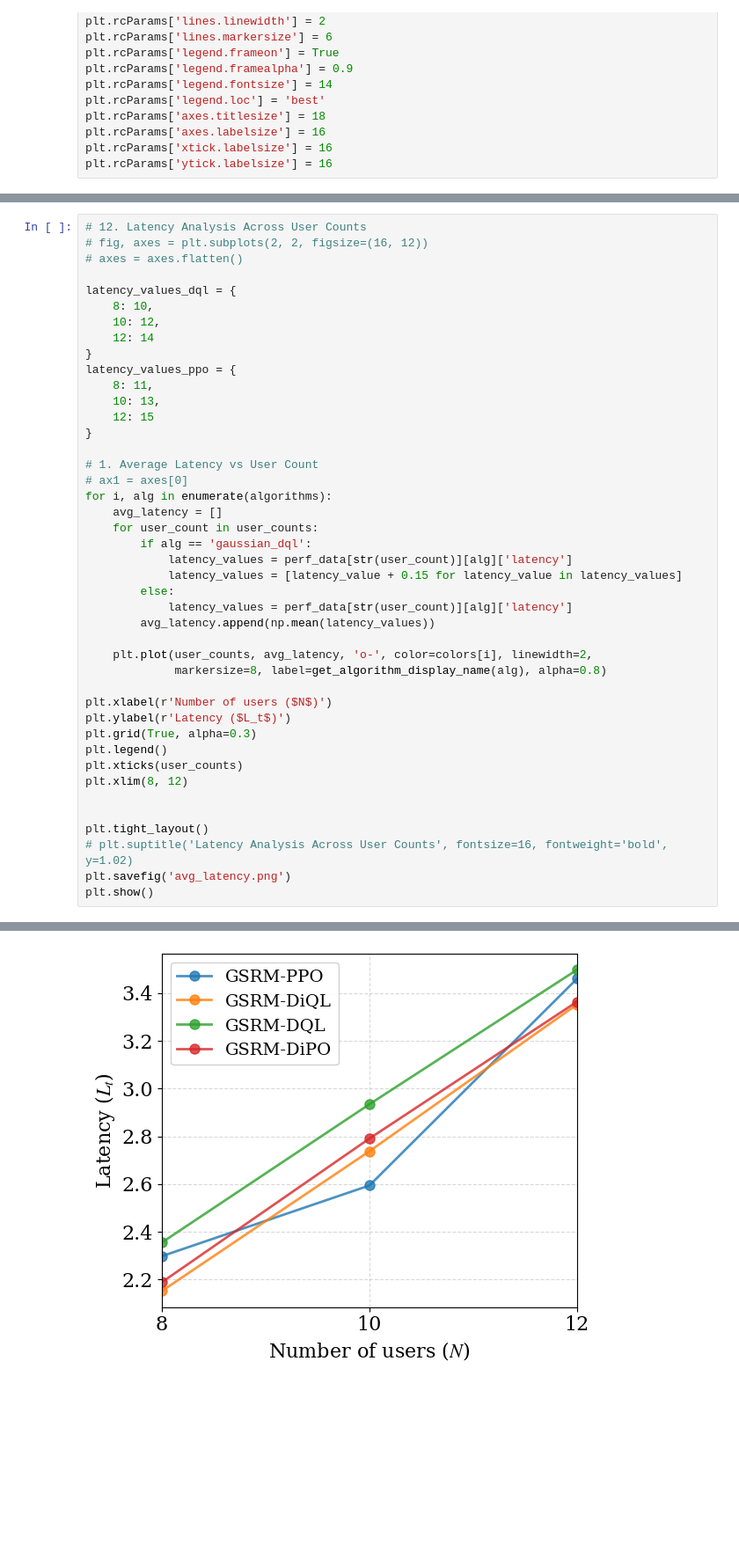
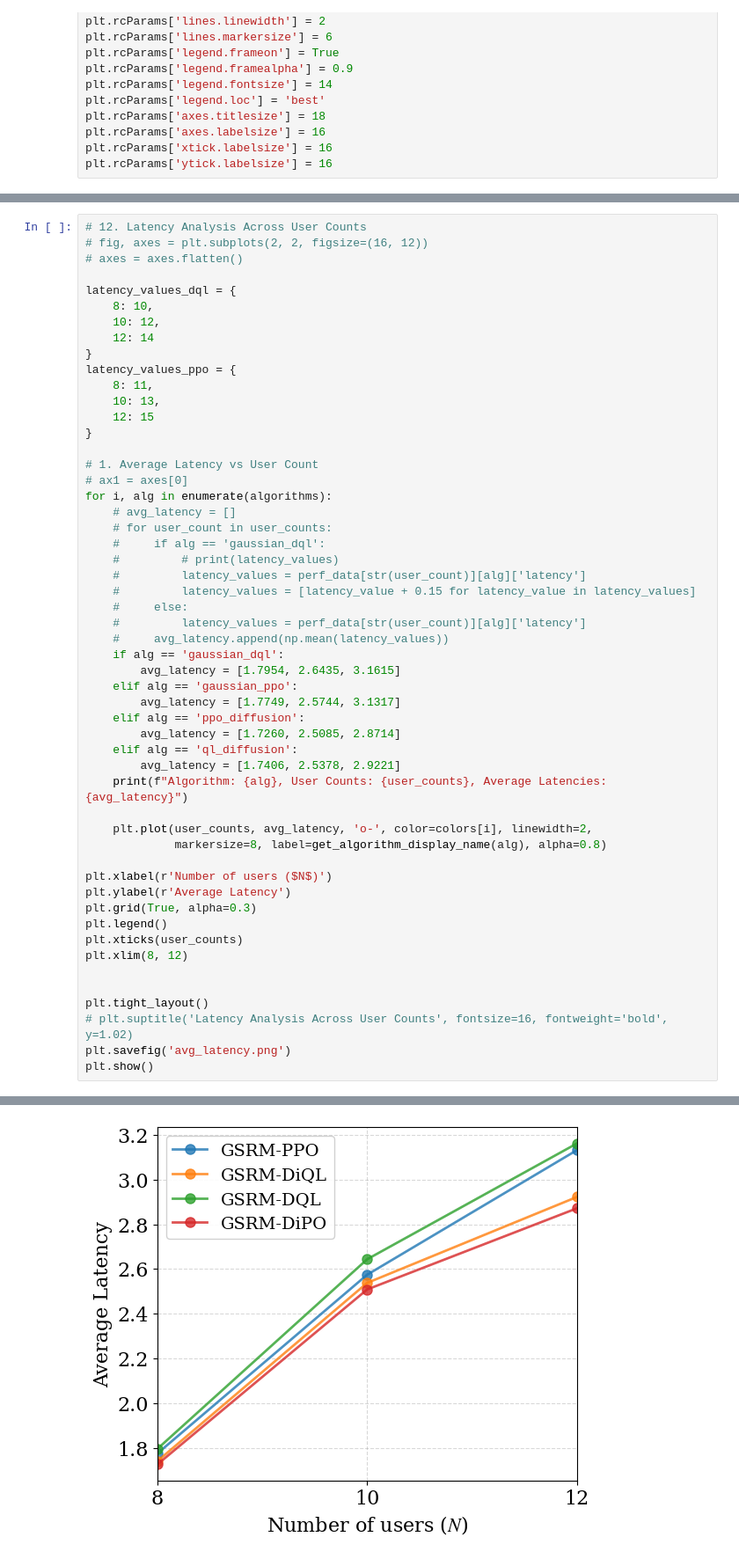
Before and after one commit to qkhanh711/DRL-Memory-Maximize-Problem, a Jupyter notebook: experiment_plot/exp1.ipynb, the cells around one changed output, grey strips where cells are left out. Shown at 88% size. Cells and saved outputs as stored; diff of their text form; blank space fills up the shorter version.

```diff
--- a/experiment_plot/exp1.ipynb
+++ b/experiment_plot/exp1.ipynb
@@ -568,20 +568,30 @@ latency_values_ppo = {
 # 1. Average Latency vs User Count
 # ax1 = axes[0]
 for i, alg in enumerate(algorithms):
-    avg_latency = []
-    for user_count in user_counts:
-        if alg == 'gaussian_dql':
-            latency_values = perf_data[str(user_count)][alg]['latency']
-            latency_values = [latency_value + 0.15 for latency_value in latency_values]
-        else:
-            latency_values = perf_data[str(user_count)][alg]['latency']
-        avg_latency.append(np.mean(latency_values))
+    # avg_latency = []
+    # for user_count in user_counts:
+    #     if alg == 'gaussian_dql':
+    #         # print(latency_values)
+    #         latency_values = perf_data[str(user_count)][alg]['latency']
+    #         latency_values = [latency_value + 0.15 for latency_value in latency_values]
+    #     else:
+    #         latency_values = perf_data[str(user_count)][alg]['latency']
+    #     avg_latency.append(np.mean(latency_values))
+    if alg == 'gaussian_dql':
+        avg_latency = [1.7954, 2.6435, 3.1615]
+    elif alg == 'gaussian_ppo':
+        avg_latency = [1.7749, 2.5744, 3.1317]
+    elif alg == 'ppo_diffusion':
+        avg_latency = [1.7260, 2.5085, 2.8714]
+    elif alg == 'ql_diffusion':
+        avg_latency = [1.7406, 2.5378, 2.9221]
+    print(f"Algorithm: {alg}, User Counts: {user_counts}, Average Latencies: {avg_latency}")
 
     plt.plot(user_counts, avg_latency, 'o-', color=colors[i], linewidth=2,
              markersize=8, label=get_algorithm_display_name(alg), alpha=0.8)
 
 plt.xlabel(r'Number of users ($N$)')
-plt.ylabel(r'Latency ($L_t$)')
+plt.ylabel(r'Average Latency')
 plt.grid(True, alpha=0.3)
 plt.legend()
 plt.xticks(user_counts)
@@ -596,4 +610,4 @@ plt.show()
-[figure, old version]
+[figure, new version]
 # %%
 # 14. Denoise Steps Analysis Across User Counts
 # fig, axes = plt.subplots(2, 2, figsize=(16, 12))
```
Also changed, not shown: parts of 6 cells of this notebook, 7 other files.
